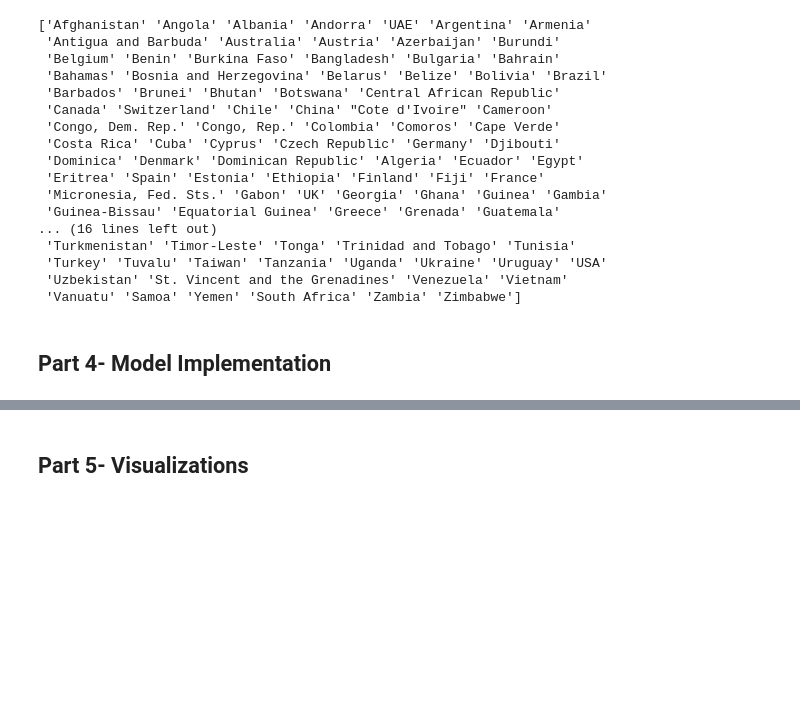
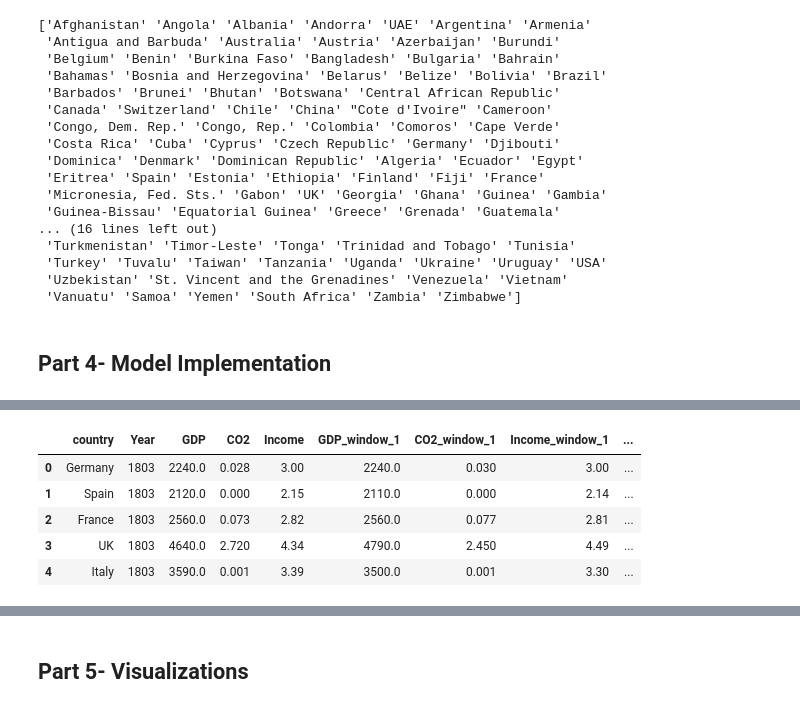
Before and after one commit to cj-sz/cmsc-320-final-project, a Jupyter notebook: project.ipynb, the cells around one changed output, grey strips where cells are left out. Drawn from its saved outputs; the diff is of its cells as text; code cells hidden in the pictures; blank space fills up the shorter version.

```diff
--- a/project.ipynb
+++ b/project.ipynb
@@ -329,0 +383,11 @@ print(co2_percap['country'].unique())
+# %%
+# Create and display dataset for European countries
+european_data = create_multivariate_dataset(dfs, limiting_criteria_sets[1][1], window)
+european_data.head()
+# %% [output]
+|  | country | Year | GDP | CO2 | Income | GDP_window_1 | CO2_window_1 | Income_window_1 | ... |
+| 0 | Germany | 1803 | 2240.0 | 0.028 | 3.00 | 2240.0 | 0.030 | 3.00 | ... |
+| 1 | Spain | 1803 | 2120.0 | 0.000 | 2.15 | 2110.0 | 0.000 | 2.14 | ... |
+| 2 | France | 1803 | 2560.0 | 0.073 | 2.82 | 2560.0 | 0.077 | 2.81 | ... |
+| 3 | UK | 1803 | 4640.0 | 2.720 | 4.34 | 4790.0 | 2.450 | 4.49 | ... |
+| 4 | Italy | 1803 | 3590.0 | 0.001 | 3.39 | 3500.0 | 0.001 | 3.30 | ... |
```
Also changed, not shown: parts of 7 cells of this notebook.
